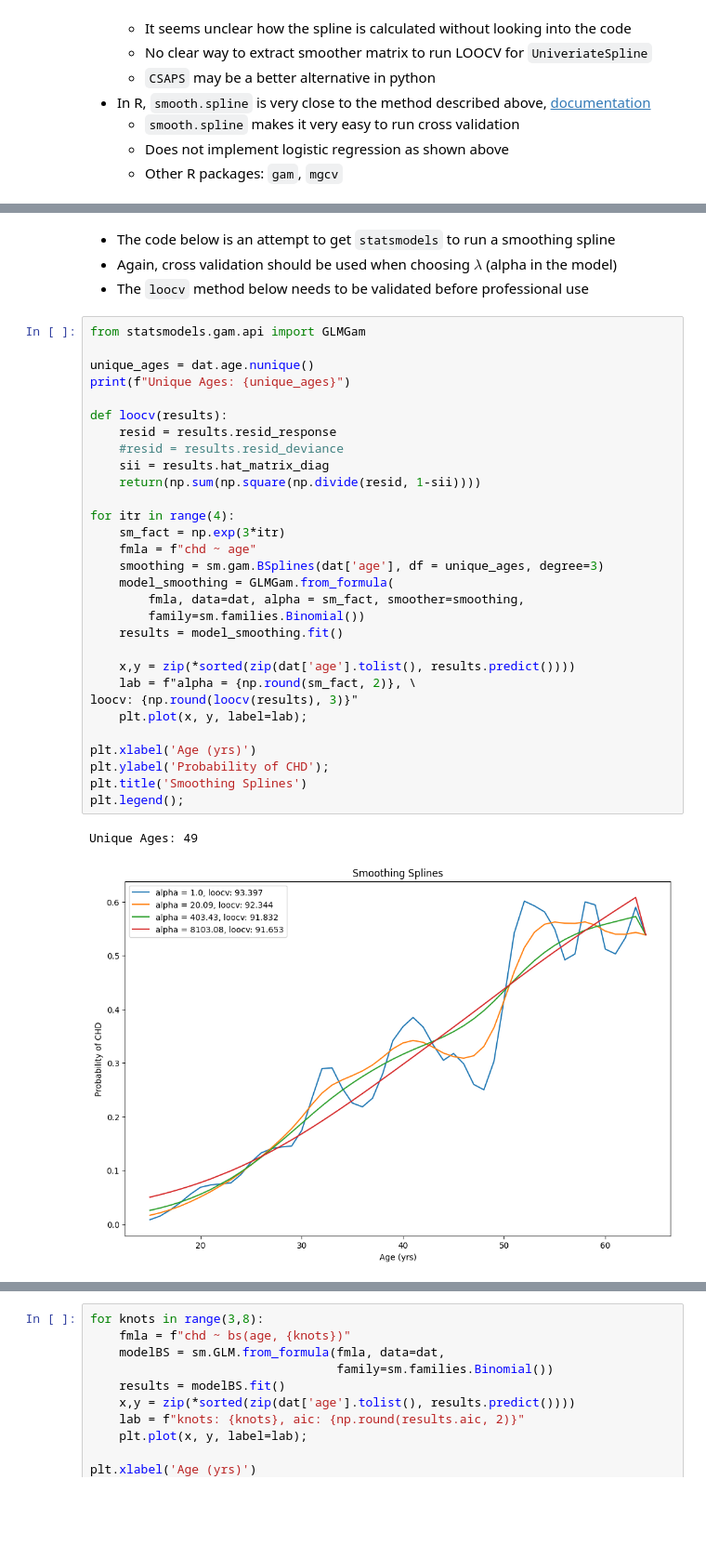
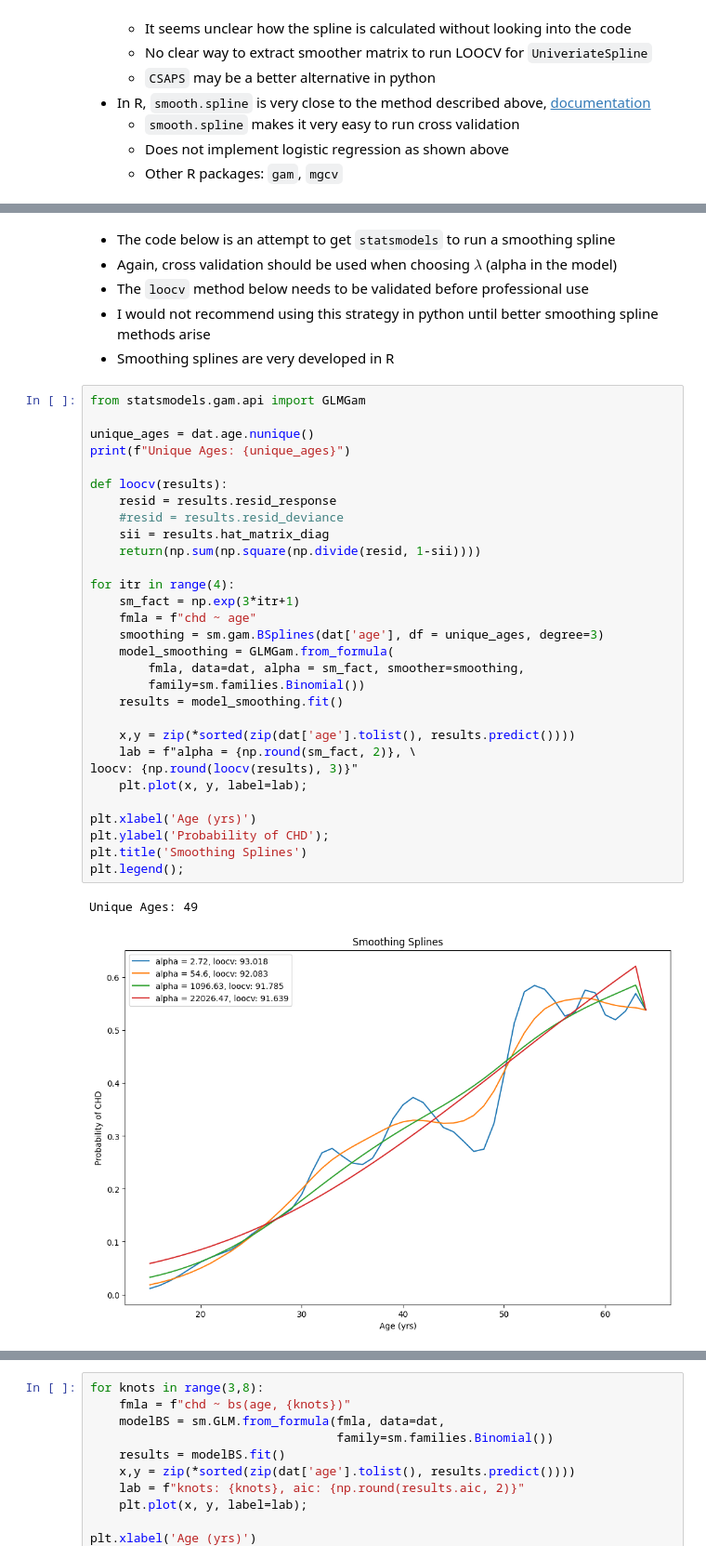
Before and after one commit to omesner/UMSTATS504, a Jupyter notebook: splines/splines.ipynb, the cells around one changed output, grey strips where cells are left out. Shown at 93% size. Drawn from its saved outputs; the diff is of its cells as text; blank space fills up the shorter version.

Commit message:
splines segment finished

```diff
--- a/splines/splines.ipynb
+++ b/splines/splines.ipynb
@@ -876,39 +894,41 @@ for itr in range(5):
 - The code below is an attempt to get `statsmodels` to run a smoothing spline
 - Again, cross validation should be used when choosing $\lambda$ (alpha in the model)
 - The `loocv` method below needs to be validated before professional use
+- I would not recommend using this strategy in python until better smoothing spline methods arise
+- Smoothing splines are very developed in R
 # %%
 from statsmodels.gam.api import GLMGam
 
 unique_ages = dat.age.nunique()
 print(f"Unique Ages: {unique_ages}")
 
 def loocv(results):
     resid = results.resid_response
     #resid = results.resid_deviance
     sii = results.hat_matrix_diag
     return(np.sum(np.square(np.divide(resid, 1-sii))))
 
 for itr in range(4):
-    sm_fact = np.exp(3*itr)
+    sm_fact = np.exp(3*itr+1)
     fmla = f"chd ~ age"
     smoothing = sm.gam.BSplines(dat['age'], df = unique_ages, degree=3)
     model_smoothing = GLMGam.from_formula(
         fmla, data=dat, alpha = sm_fact, smoother=smoothing,
         family=sm.families.Binomial())
     results = model_smoothing.fit()
 
     x,y = zip(*sorted(zip(dat['age'].tolist(), results.predict())))
     lab = f"alpha = {np.round(sm_fact, 2)}, \
 loocv: {np.round(loocv(results), 3)}"
     plt.plot(x, y, label=lab);
 
 plt.xlabel('Age (yrs)')
 plt.ylabel('Probability of CHD');
 plt.title('Smoothing Splines')
 plt.legend();
 # %% [output]
 Unique Ages: 49
-[figure, old version]
+[figure, new version]
 # %% [markdown]
 ### B-Splines
 
```
Also changed, not shown: parts of 34 cells of this notebook.
